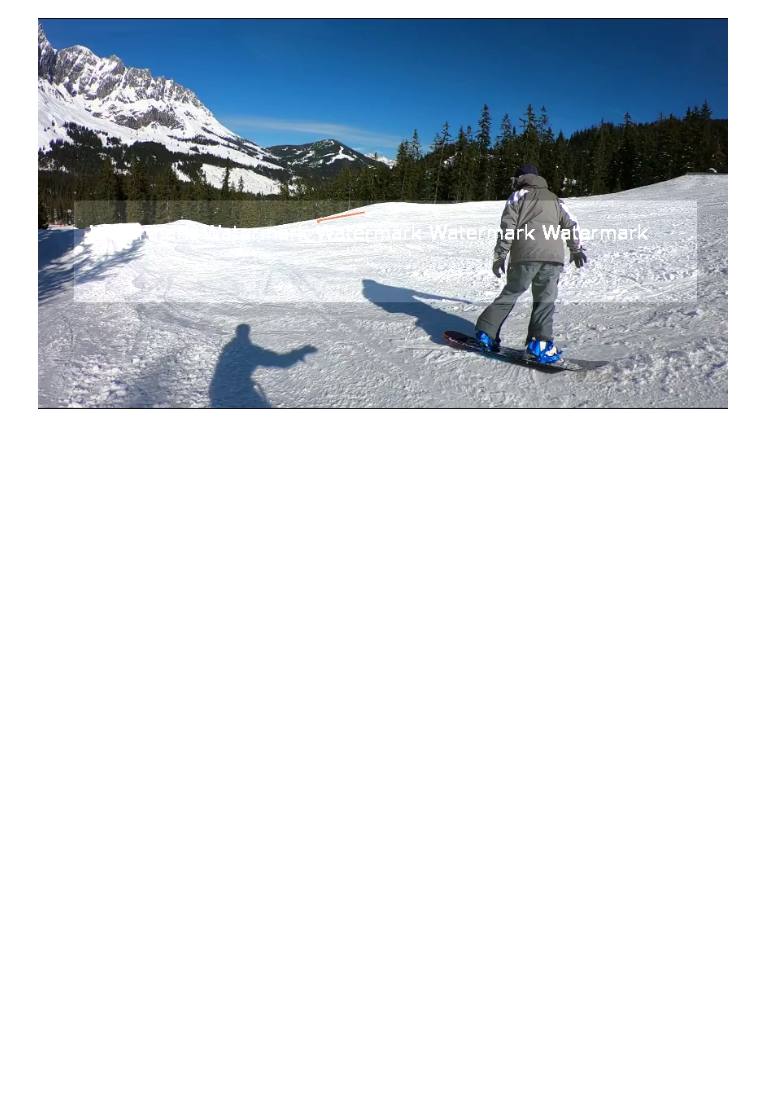
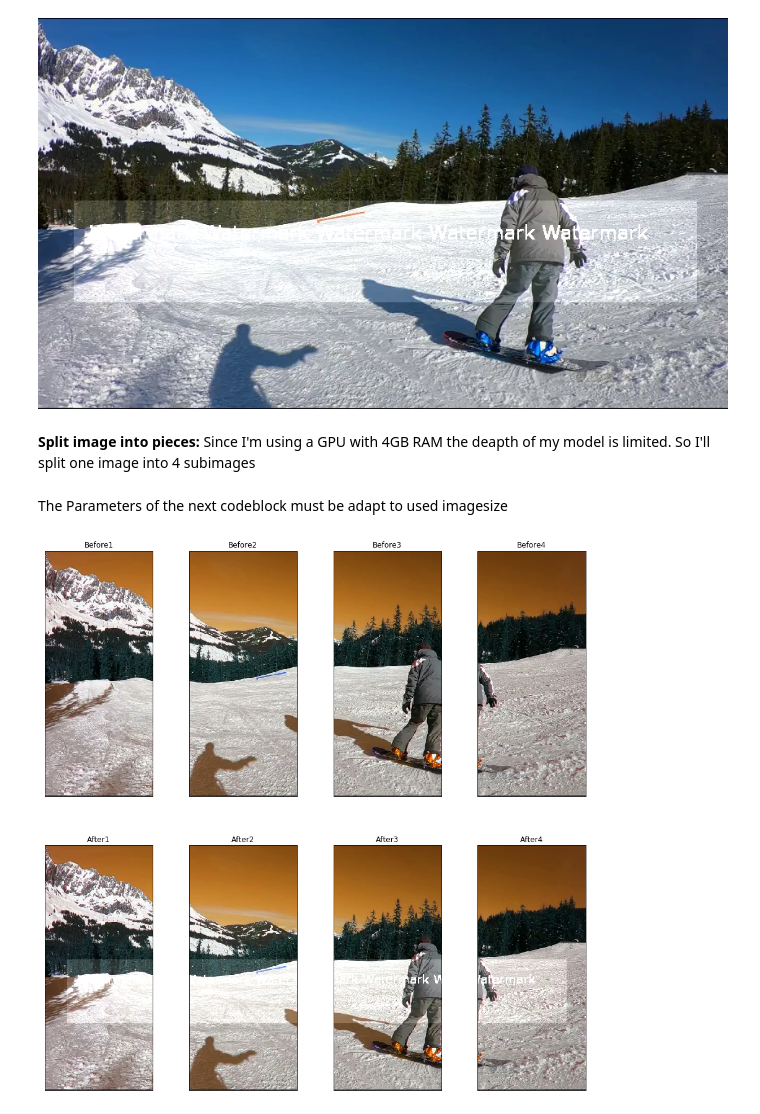
Before and after one commit to SibHusky/DataGen-for-CNN-denoiser, a Jupyter notebook: data4denoiser.ipynb, the cells around one changed output. Drawn from its saved outputs; the diff is of its cells as text; code cells hidden in the pictures; blank space fills up the shorter version.

Commit message:
feat: Split images in subimages

```diff
--- a/data4denoiser.ipynb
+++ b/data4denoiser.ipynb
@@ -56,3 +56,6 @@ for video in list_videos:
             cv2.imwrite(path_datafolder_watermarked+"blend"+str(index)+".png",dst)
         else:
             break
+# %% [markdown]
+__Split image into pieces:__
+Since I'm using a GPU with 4GB RAM the deapth of my model is limited. So I'll split one image into 4 subimages
@@ -58,0 +71,2 @@ for video in list_videos:
+# %% [markdown]
+The Parameters of the next codeblock must be adapt to used imagesize
@@ -58,0 +85,27 @@ for video in list_videos:
+# %%
+##print
+pure1_1 = path_datafolder_pureimage+"splt1\\frame1.png"
+pure1_2 = path_datafolder_pureimage+"splt2\\frame1.png"
+pure1_3 = path_datafolder_pureimage+"splt3\\frame1.png"
+pure1_4 = path_datafolder_pureimage+"splt4\\frame1.png"
+
+pure_list = [pure1_1,pure1_2,pure1_3,pure1_4]
+
+wm1_1 = path_datafolder_watermarked+"splt1\\blend1.png"
+wm1_2 = path_datafolder_watermarked+"splt2\\blend1.png"
+wm1_3 = path_datafolder_watermarked+"splt3\\blend1.png"
+wm1_4 = path_datafolder_watermarked+"splt4\\blend1.png"
+
+wm_list = [wm1_1,wm1_2,wm1_3,wm1_4]
+
+fig = plt.figure(figsize=(16,16))
+for ind in range(4):
+    ax = fig.add_subplot(2,4,ind+1,xticks=[], yticks=[])
+    plt.imshow(cv2.imread(pure_list[ind]))
+    ax.set_title('Before'+str(ind+1))
+
+    ax = fig.add_subplot(2,4,ind+5,xticks=[], yticks=[])
+    plt.imshow(cv2.imread(wm_list[ind]))
+    ax.set_title('After'+str(ind+1))
+# %% [output]
+[figure, added]
```
Also changed, not shown: parts of 3 cells of this notebook.
